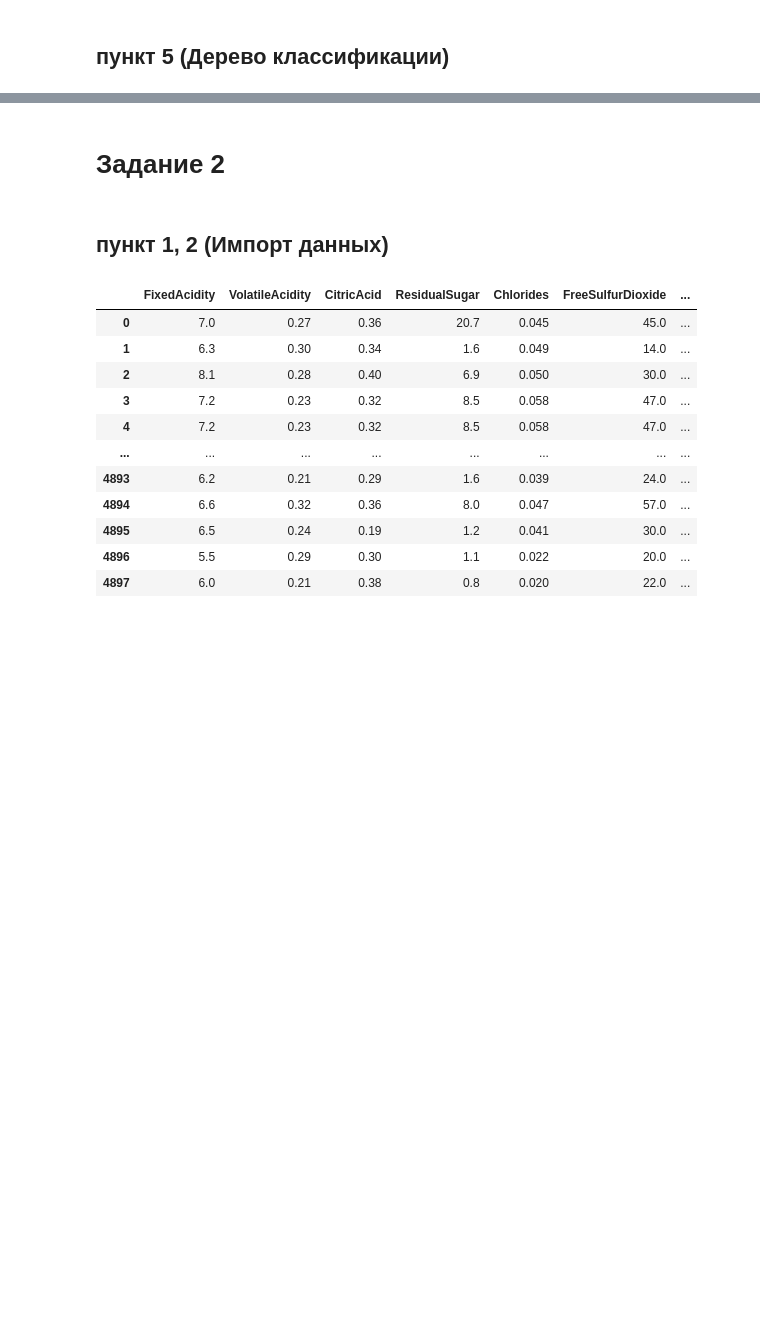
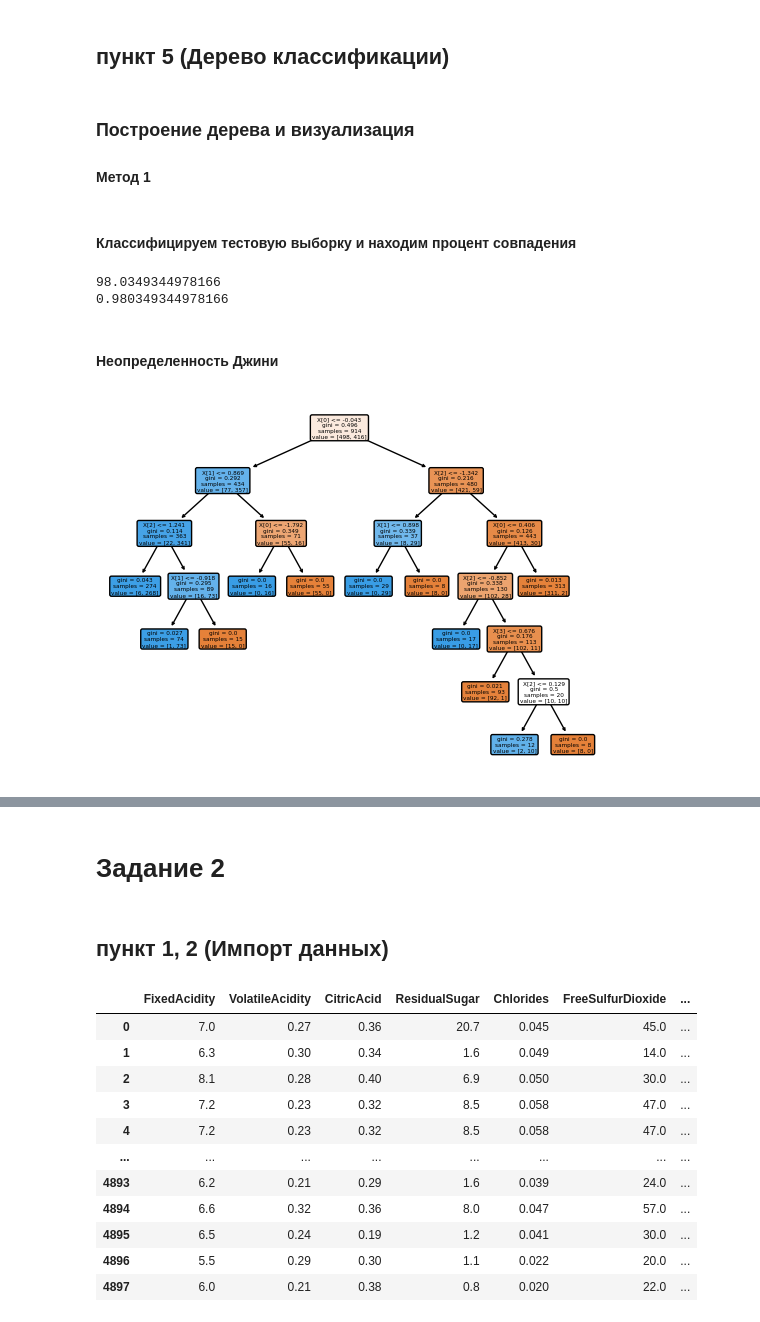
Before and after one commit to ForwardMoth/stdb_lab, a Jupyter notebook: lab7/lab7.ipynb, the cells around one changed output, grey strips where cells are left out. Cells and saved outputs as stored; diff of their text form; code cells hidden in the pictures; blank space fills up the shorter version.

```diff
--- a/lab7/lab7.ipynb
+++ b/lab7/lab7.ipynb
@@ -33,0 +58,6 @@ array([0, 1], dtype=int64)
+# %%
+from sklearn.model_selection import train_test_split
+train_table, test_table = train_test_split(df, train_size = 4/6)
+
+test_table = test_table.reset_index()
+print(train_table, test_table)
@@ -34,2 +82,35 @@ array([0, 1], dtype=int64)
 # %% [markdown]
 ## пункт 5 (Дерево классификации)
+# %% [markdown]
+### Построение дерева и визуализация
+#### Метод 1
+# %%
+import matplotlib.pyplot as plt
+from sklearn import tree
+
+def MakingTree(crit, alpha):
+    clf = tree.DecisionTreeClassifier(criterion = crit, ccp_alpha = alpha)
+    clf.fit(train_table[['Variance', 'Skewness', 'Curtosis', 'Entropy']], train_table[['Class']])
+
+    tree.plot_tree(clf,filled = True, rounded = True)
+    plt.show
+# %% [markdown]
+#### Классифицируем тестовую выборку и находим процент совпадения
+# %%
+res = clf.predict(test_table[['Variance', 'Skewness', 'Curtosis', 'Entropy']])
+test_table2 = test_table.copy()
+test_table2['new_class'] = pd.Series(res)
+good = test_table2[test_table2['new_class'] == test_table2['Class']]
+good_size = good['Variance'].count()
+all_size = test_table2['Variance'].count()
+print(good_size/all_size * 100)
+print(clf.score(test_table[['Variance', 'Skewness', 'Curtosis', 'Entropy']], test_table[['Class']]))
+# %% [output]
+98.0349344978166
+0.980349344978166
+# %% [markdown]
+#### Неопределенность Джини
+# %%
+MakingTree('gini', 0.005)
+# %% [output]
+[figure, added]
```
Also changed, not shown: parts of 27 cells of this notebook, 2 other files.
